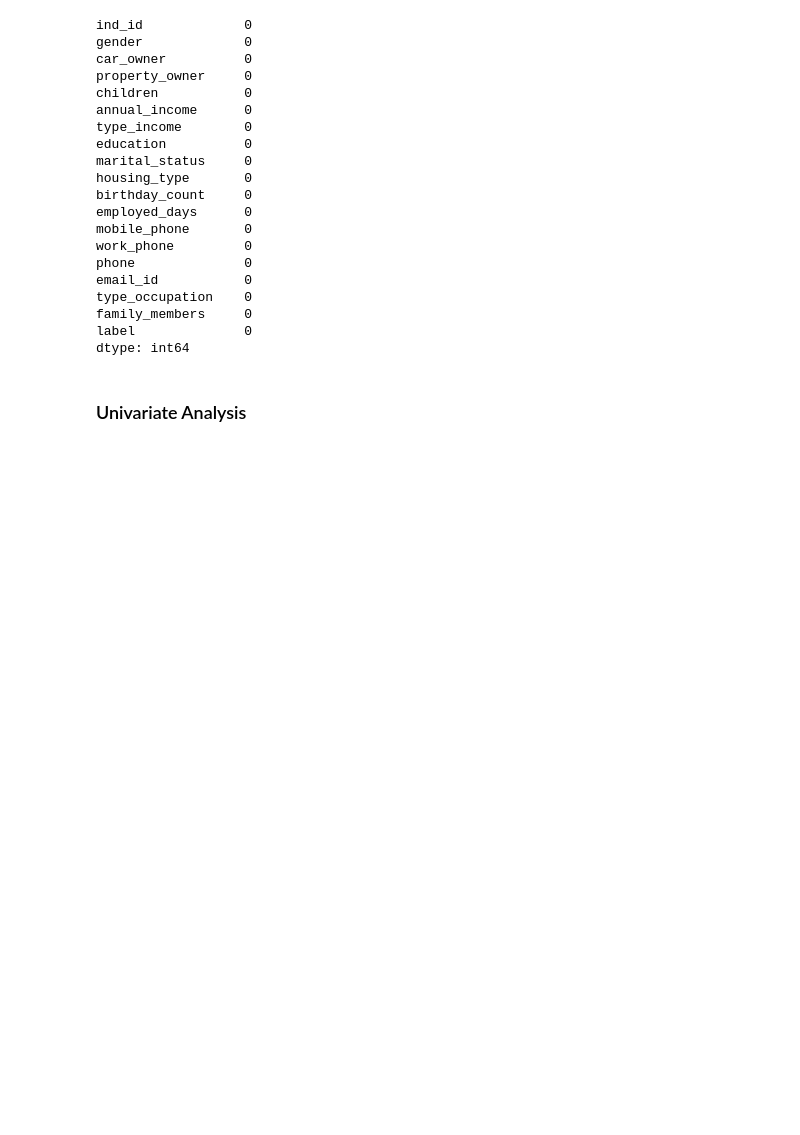
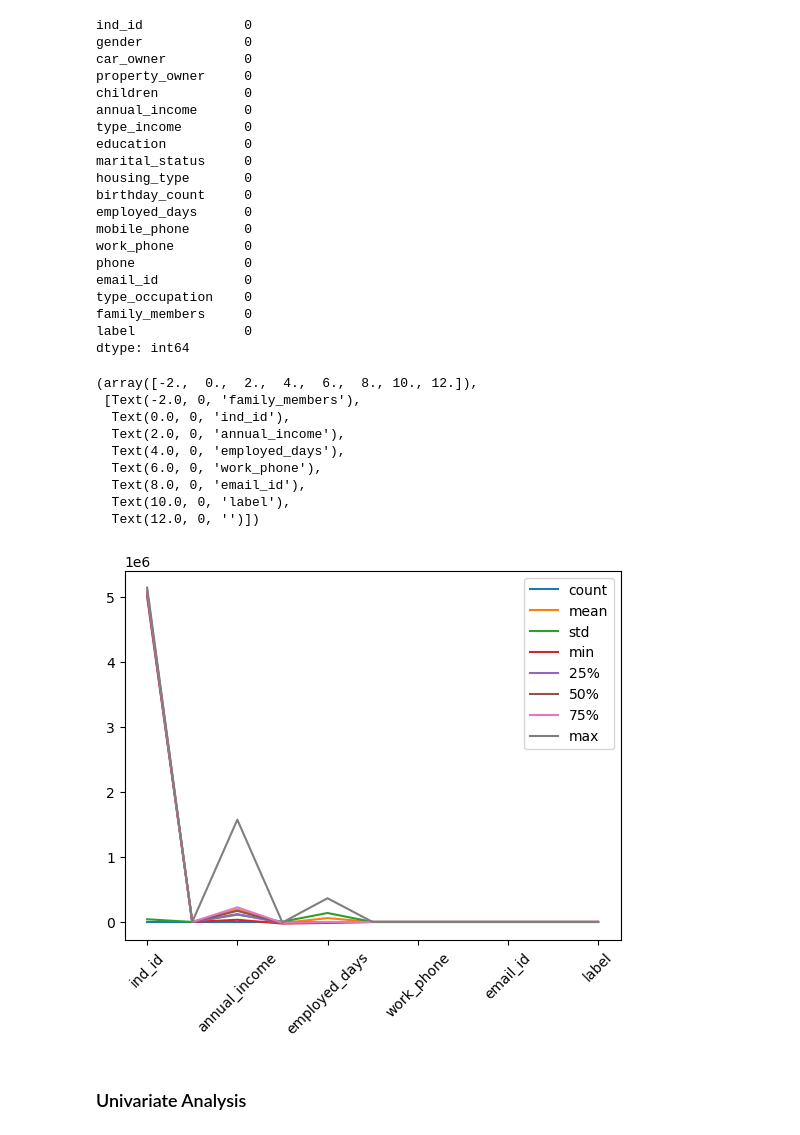
Before and after one commit to sam47-asfaw/bank-customer-churn-classification, a Jupyter notebook: midterm_project.ipynb, the cells around one changed output. Drawn from its saved outputs; the diff is of its cells as text; code cells hidden in the pictures; blank space fills up the shorter version.

```diff
--- a/midterm_project.ipynb
+++ b/midterm_project.ipynb
@@ -182,6 +182,20 @@ type_occupation    0
 family_members     0
 label              0
 dtype: int64
+# %%
+df.describe().T.plot()
+plt.xticks(rotation=45)
+# %% [output]
+(array([-2.,  0.,  2.,  4.,  6.,  8., 10., 12.]),
+ [Text(-2.0, 0, 'family_members'),
+  Text(0.0, 0, 'ind_id'),
+  Text(2.0, 0, 'annual_income'),
+  Text(4.0, 0, 'employed_days'),
+  Text(6.0, 0, 'work_phone'),
+  Text(8.0, 0, 'email_id'),
+  Text(10.0, 0, 'label'),
+  Text(12.0, 0, '')])
+[figure, added]
 # %% [markdown]
 ### Univariate Analysis
 # %%
```
Also changed, not shown: parts of 9 cells of this notebook.
